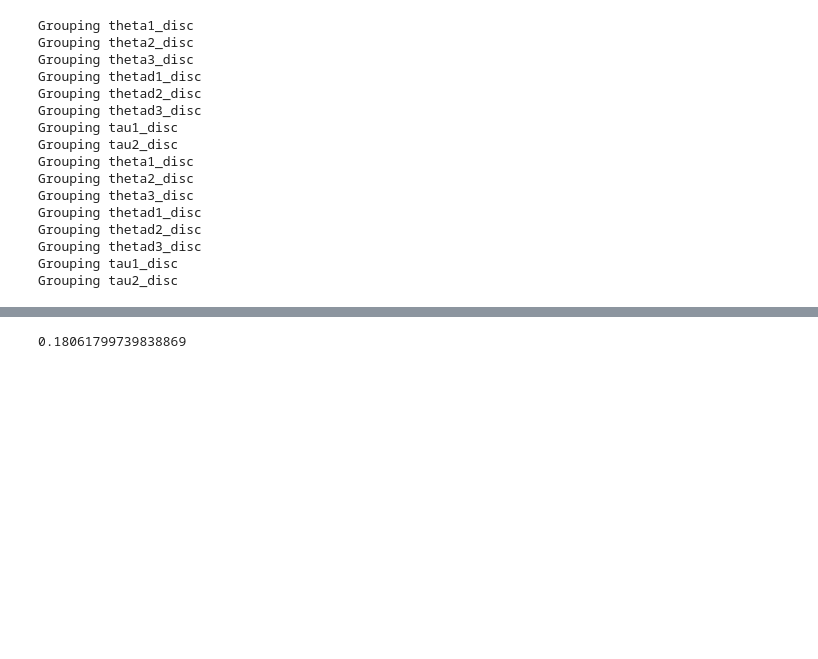
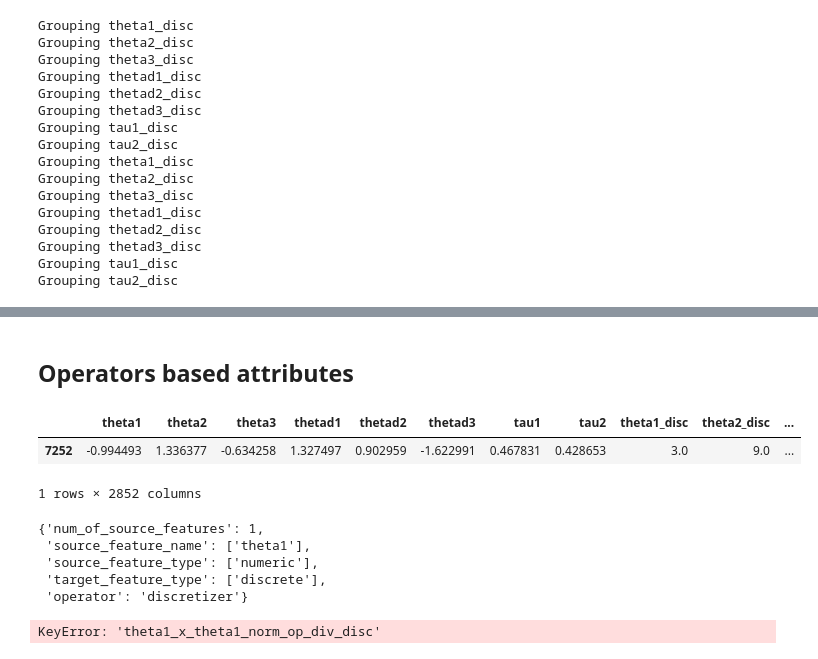
Before and after one commit to FernandoFavoretti/master_AutoML, a Jupyter notebook: articles/ExplorKit.ipynb, the cells around one changed output, grey strips where cells are left out. Saved outputs shown, nothing was run; the diff lists cells and outputs as text; code cells hidden in the pictures; blank space fills up the shorter version.

```diff
--- a/articles/ExplorKit.ipynb
+++ b/articles/ExplorKit.ipynb
@@ -9,10 +10,13 @@ import scipy.stats as stats
 # %%
 df = pd.read_csv('puma8.csv')
+df = df.dropna()
 df['thetadd3_bin'] = 1
 df.loc[df['thetadd3'] < 1, 'thetadd3_bin'] = 0
 Y_all = df[['thetadd3_bin']]
 X_all = df.drop(['thetadd3', 'thetadd3_bin'], axis=1)
 X_train_ori, X_test_ori, y_train, y_test = train_test_split(X_all, Y_all, test_size = 0.3, random_state = 0)
+# %%
+created_features_dict = {}
 # %%
 def numpy_discretize(X_train, X_test, gran=10):
     """
@@ -377,4 +419,16 @@ Type:      function
-# %%
-pymit.H_cond(x, p, bins=10)
-# %% [output]
-0.18061799739838869
+# %% [markdown]
+## Operators based attributes
+# %%
+X_train.head(1)
+# %% [output]
+|  | theta1 | theta2 | theta3 | thetad1 | thetad2 | thetad3 | tau1 | tau2 | theta1_disc | theta2_disc | ... |
+| 7252 | -0.994493 | 1.336377 | -0.634258 | 1.327497 | 0.902959 | -1.622991 | 0.467831 | 0.428653 | 3.0 | 9.0 | ... |
+1 rows × 2852 columns
+# %%
+created_features_dict['theta1_disc']
+# %% [output]
+{'num_of_source_features': 1,
+ 'source_feature_name': ['theta1'],
+ 'source_feature_type': ['numeric'],
+ 'target_feature_type': ['discrete'],
+ 'operator': 'discretizer'}
@@ -380,0 +564,4 @@ pymit.H_cond(x, p, bins=10)
+# %%
+created_features_dict['theta1_x_theta1_norm_op_div_disc']
+# %% [output]
+KeyError: 'theta1_x_theta1_norm_op_div_disc'
```
Also changed, not shown: parts of 23 cells of this notebook.
